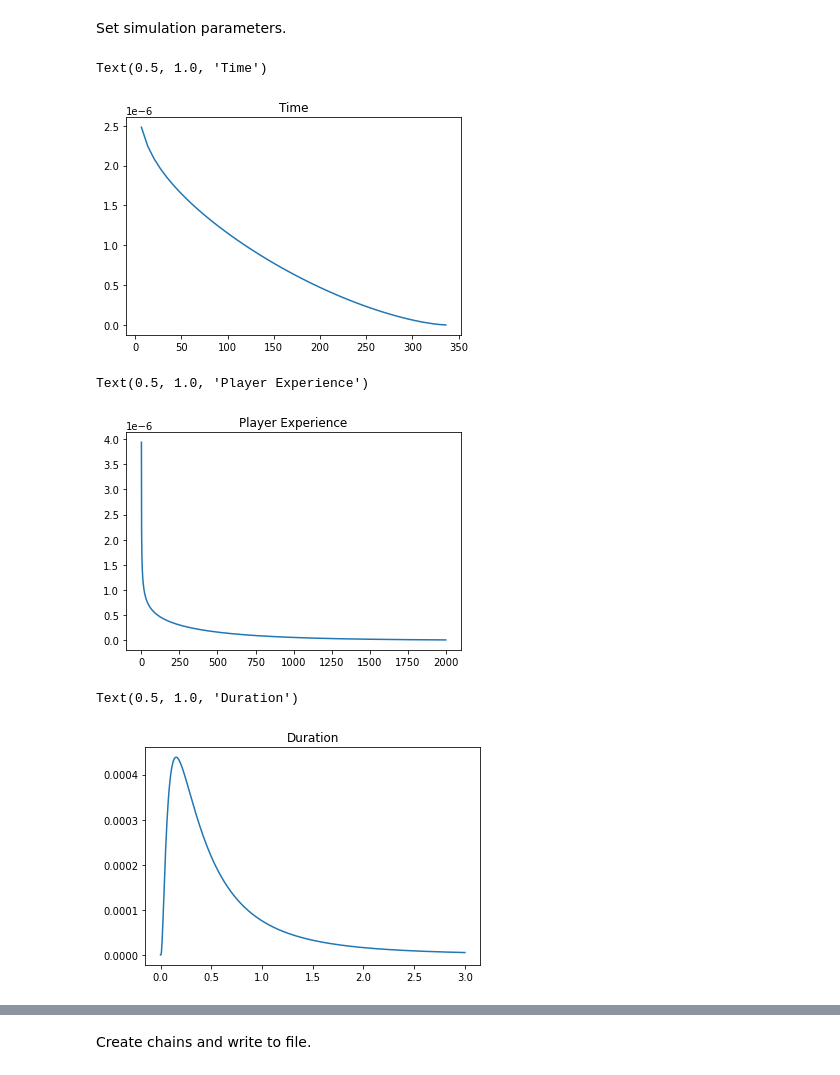
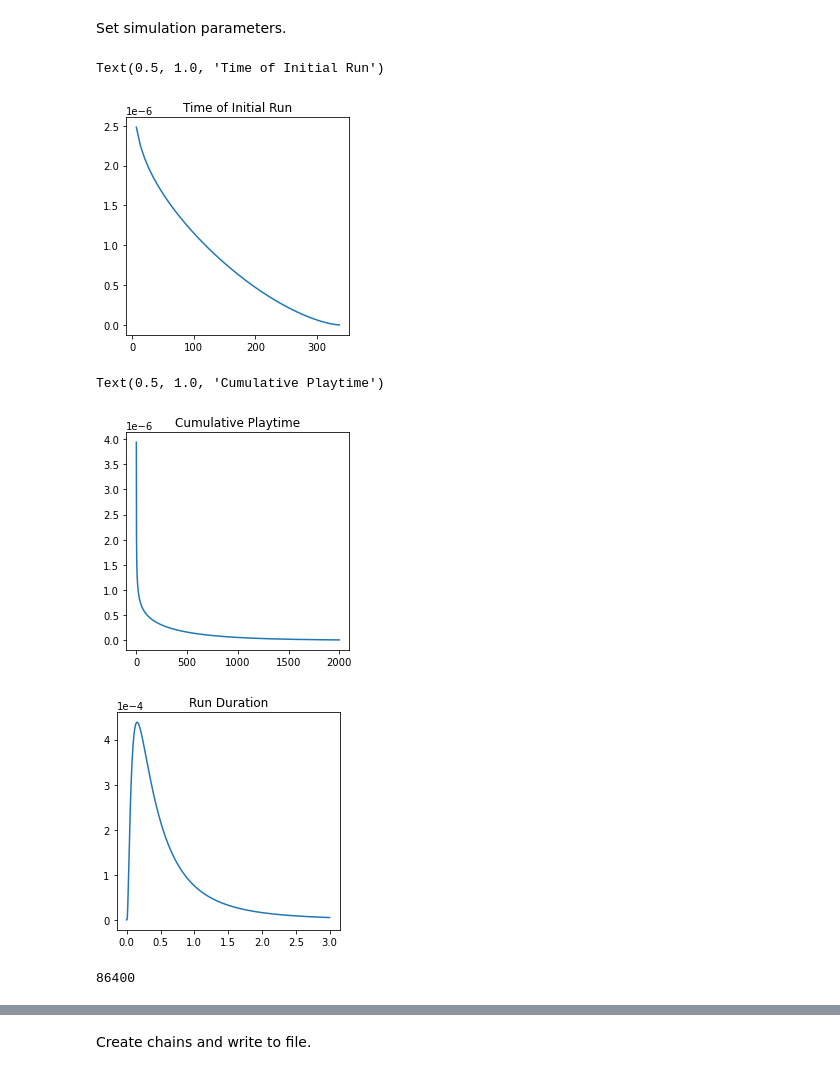
Before and after one commit to yiyanshou/StS, a Jupyter notebook: chaining/data_simulation_2w_big.ipynb, the cells around one changed output, grey strips where cells are left out. Saved outputs shown, nothing was run; the diff lists cells and outputs as text; code cells hidden in the pictures.

```diff
--- a/chaining/data_simulation_2w_big.ipynb
+++ b/chaining/data_simulation_2w_big.ipynb
@@ -13,29 +14,35 @@ switch_freq1 = 0.35
 # %%
 head_time_dist = sps.beta(0.9, 2.5, scale = max_time)
 x = np.linspace(0, int(max_time / 3600))
+plt.figure(figsize = (4, 4))
 plt.plot(x, head_time_dist.pdf(x * 3600))
-plt.title('Time')
+plt.title('Time of Initial Run')
 # %% [output]
-Text(0.5, 1.0, 'Time')
+Text(0.5, 1.0, 'Time of Initial Run')
-[figure, old version]
+[figure, new version]
 # %%
 alpha = 0.7
 beta = 1 / (3600 * 600)
 head_exp_dist = sps.gamma(a = alpha, scale = 1 / beta)
 x = np.linspace(0, 2000, 10000)
+plt.figure(figsize = (4, 4))
 plt.plot(x, head_exp_dist.pdf(x * 3600))
-plt.title('Player Experience')
+plt.title('Cumulative Playtime')
 # %% [output]
-Text(0.5, 1.0, 'Player Experience')
+Text(0.5, 1.0, 'Cumulative Playtime')
-[figure, old version]
+[figure, new version]
 # %%
 run_dur_dist = sps.lognorm(1, scale = 1500, loc = 1)
 x = np.linspace(0, 3, 1000)
+plt.figure(figsize = (4, 4))
 plt.plot(x, run_dur_dist.pdf(x * 3600))
-plt.title('Duration')
+plt.title('Run Duration')
+formatter = ticker.ScalarFormatter()
+formatter.set_scientific(True)
+formatter.set_powerlimits((-2, 2))
+plt.gca().yaxis.set_major_formatter(formatter)
 # %% [output]
-Text(0.5, 1.0, 'Duration')
-[figure, old version]
+[figure, new version]
 # %%
 class exp_beta_mix:
     def __init__(self, scale1 = 1, loc1 = 1, alpha = 1, beta = 1, loc2 = 0, scale2 = 1, p = 0):
@@ -56,6 +63,10 @@ class exp_beta_mix:
             return sps.expon.rvs(loc = self.loc1, scale = self.scale1)
         else:
             return sps.beta.rvs(self.alpha, self.beta, loc = self.loc2, scale = self.scale2)
+# %%
+24*3600
+# %% [output]
+86400
 # %%
 run_delay_dist = exp_beta_mix(loc1 = 1, scale1 = 500,
                               alpha = 4, beta = 4, loc2 = 16 * 3600, scale2 = 3600 * 24, p = 0.2)
```
Also changed, not shown: parts of 2 cells of this notebook, 8 other files.
